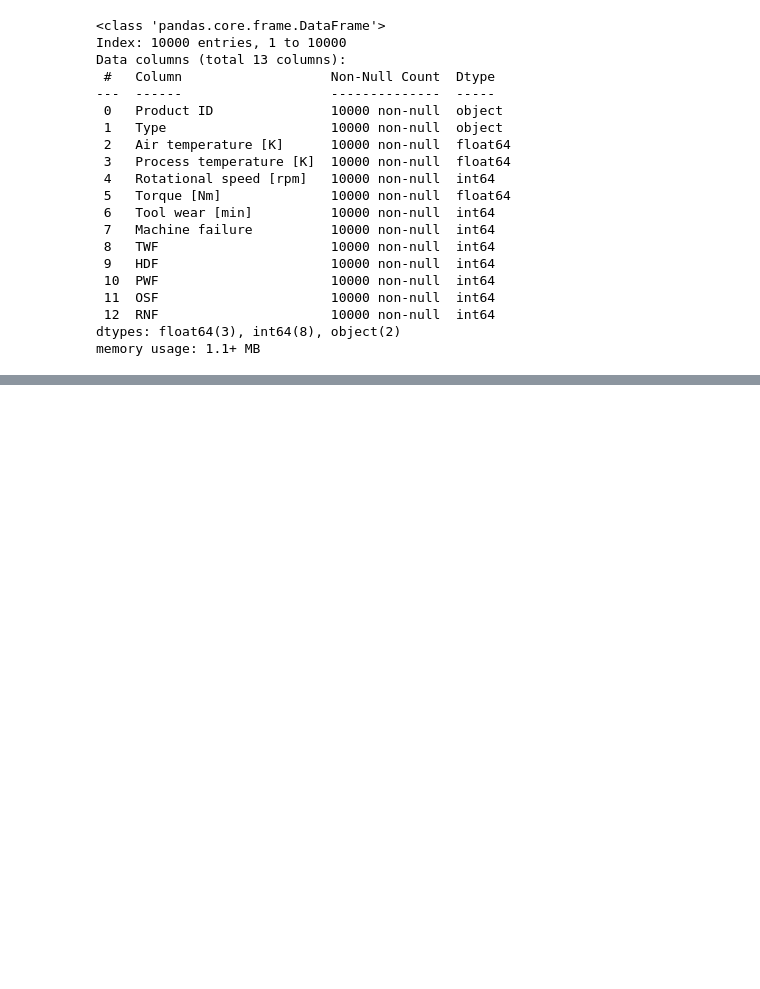
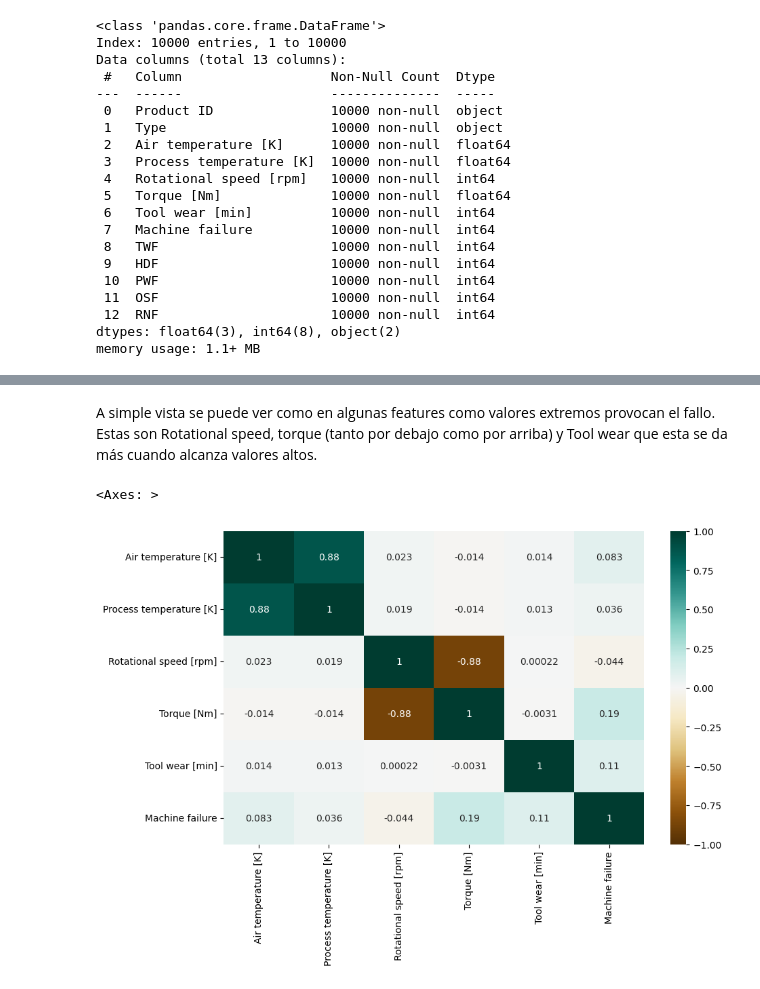
Before and after one commit to Danielgarpra/Milling_failure_prediction_ML, a Jupyter notebook: milling_projet.ipynb, the cells around one changed output, grey strips where cells are left out. Drawn from its saved outputs; the diff is of its cells as text; code cells hidden in the pictures; blank space fills up the shorter version.

```diff
--- a/milling_projet.ipynb
+++ b/milling_projet.ipynb
@@ -168,0 +197,8 @@ memory usage: 1.1+ MB
+# %% [markdown]
+A simple vista se puede ver como en algunas features como valores extremos provocan el fallo. Estas son Rotational speed, torque (tanto por debajo como por arriba) y Tool wear que esta se da más cuando alcanza valores altos.
+# %%
+plt.figure(figsize=(10,6))
+sns.heatmap(df.drop(['TWF','HDF','PWF','OSF','RNF'],axis=1).corr(numeric_only=True),annot=True,cmap='BrBG',vmin=-1,vmax=1)
+# %% [output]
+<Axes: >
+[figure, added]
```
Also changed, not shown: parts of 51 cells of this notebook, 2 other files.
